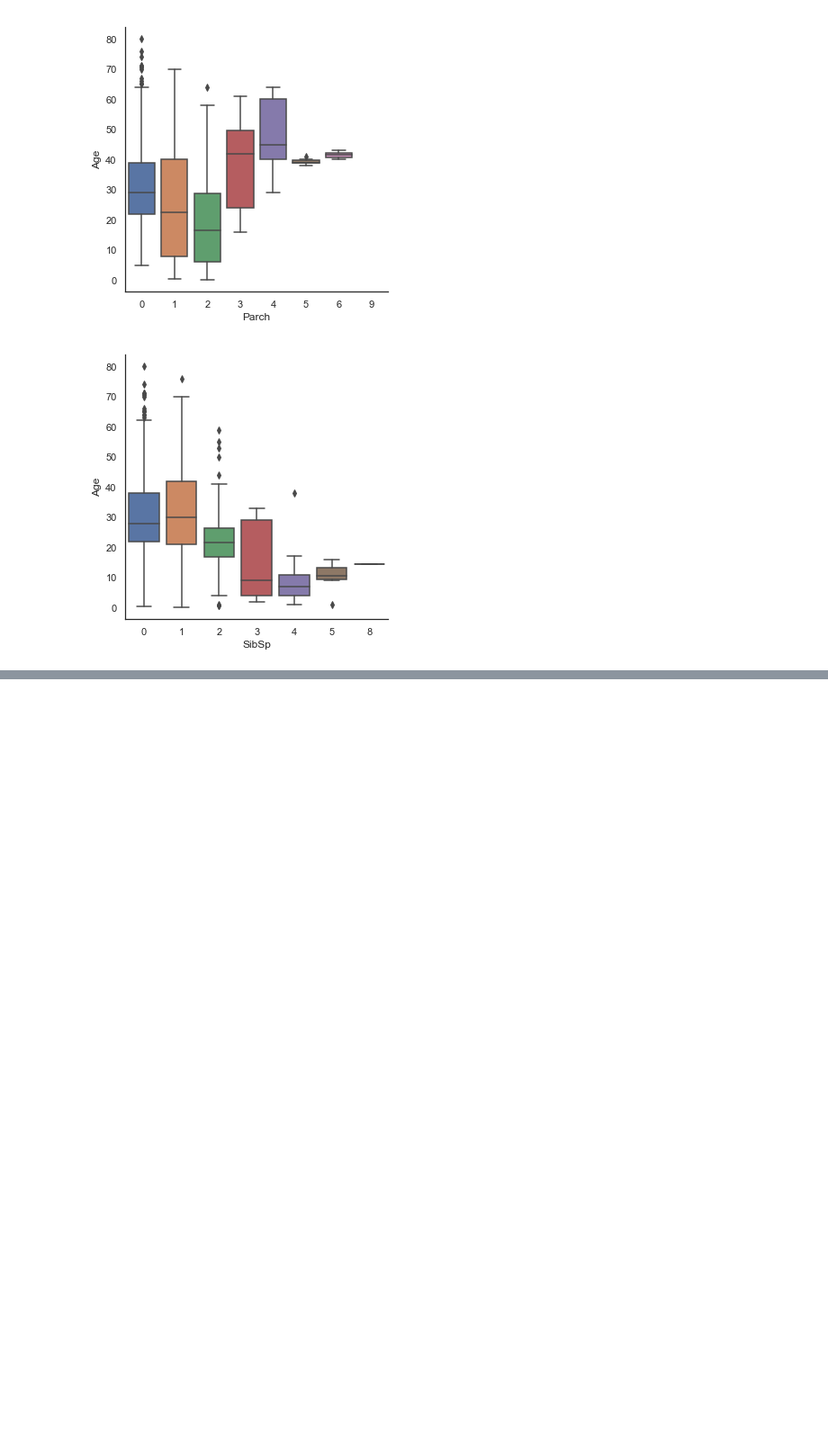
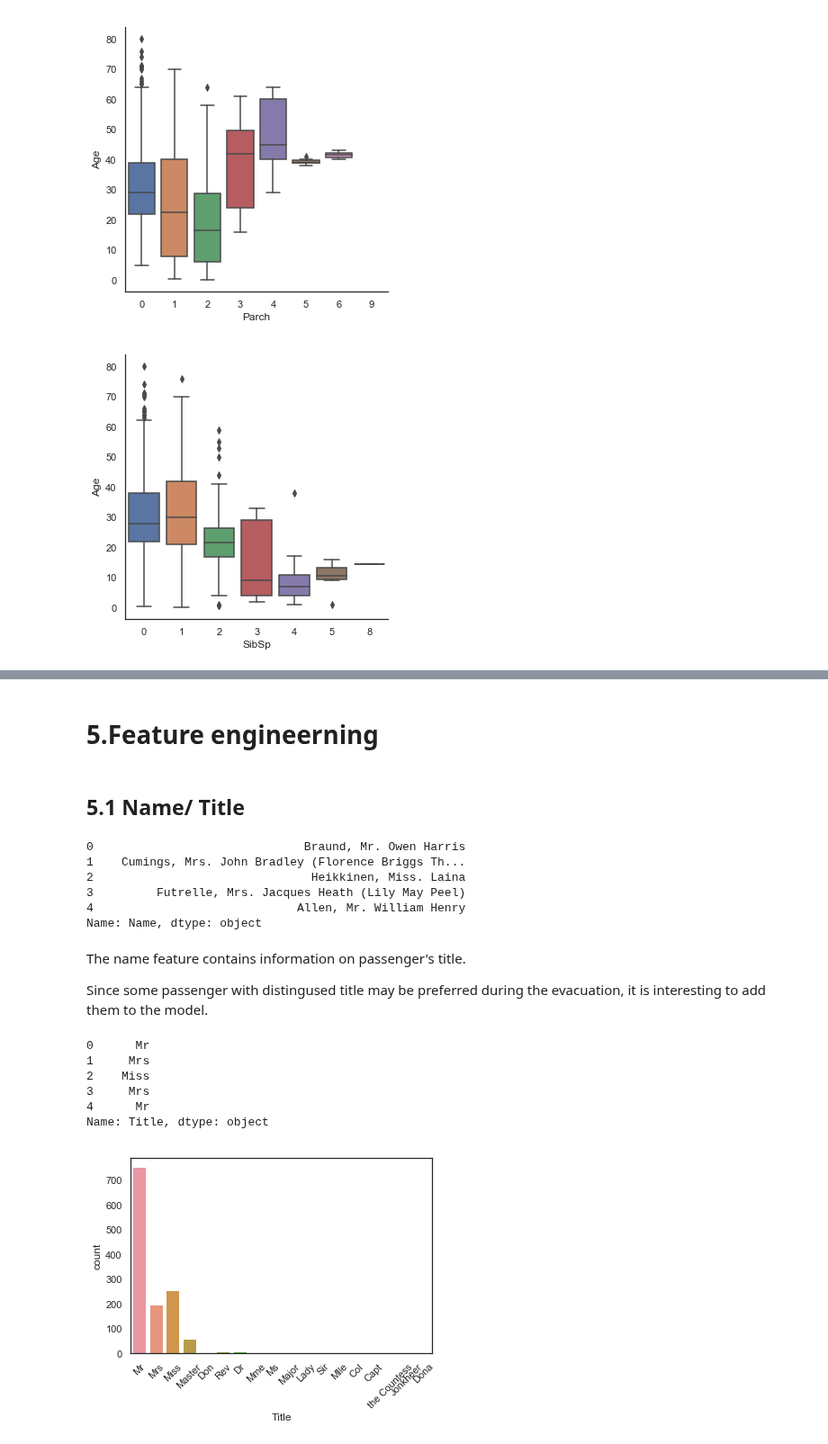
Before and after one commit to JohnHeo04/Day_by_day, a Jupyter notebook: Titanic Top 4% with ensemble modeling_3rd.ipynb, the cells around one changed output, grey strips where cells are left out. Shown at 90% size. Drawn from its saved outputs; the diff is of its cells as text; code cells hidden in the pictures; blank space fills up the shorter version.

```diff
--- a/Titanic Top 4% with ensemble modeling_3rd.ipynb
+++ b/Titanic Top 4% with ensemble modeling_3rd.ipynb
@@ -445,0 +468,14 @@ g = sns.factorplot(y = "Age", x = "SibSp", data=dataset, kind="box")
+# %%
+# Filling missing value of Age
+
+## Fill age with the median age of similar rows according to pclass, parch and sibsp
+# Index of nan age rows
+index_NaN_age = list(dataset["Age"][dataset["Age"].isnull()].index)
+
+for i in index_NaN_age :
+    age_med = dataset["Age"].median()
+    age_pred = dataset["Age"][((dataset['SibSp'] == dataset.iloc[i]["SibSp"]) & (dataset['Parch'] == dataset.iloc[i]["Parch"]) & (dataset['Pclass'] == dataset.iloc[i]["Pclass"]))].median()
+    if not np.isnan(age_pred):
+        dataset['Age'].iloc[i] = age_pred
+    else :
+        dataset['Age'].iloc[i] = age_med
@@ -445,0 +492,34 @@ g = sns.factorplot(y = "Age", x = "SibSp", data=dataset, kind="box")
+# %% [markdown]
+# 5.Feature engineerning
+# %% [markdown]
+## 5.1 Name/ Title
+# %%
+dataset["Name"].head()
+# %% [output]
+0                              Braund, Mr. Owen Harris
+1    Cumings, Mrs. John Bradley (Florence Briggs Th...
+2                               Heikkinen, Miss. Laina
+3         Futrelle, Mrs. Jacques Heath (Lily May Peel)
+4                             Allen, Mr. William Henry
+Name: Name, dtype: object
+# %% [markdown]
+The name feature contains information on passenger's title.
+
+Since some passenger with distingused title may be preferred during the evacuation, it is interesting to add them to the model.
+# %%
+# Get title from name
+dataset_title = [i.split(",")[1].split(".")[0].strip() for i in dataset["Name"]]
+dataset["Title"] = pd.Series(dataset_title)
+dataset["Title"].head()
+# %% [output]
+0      Mr
+1     Mrs
+2    Miss
+3     Mrs
+4      Mr
+Name: Title, dtype: object
+# %%
+g = sns.countplot(x="Title", data=dataset)
+g = plt.setp(g.get_xticklabels(), rotation = 45)
+# %% [output]
+[figure, added]
```
Also changed, not shown: parts of 10 cells of this notebook.
